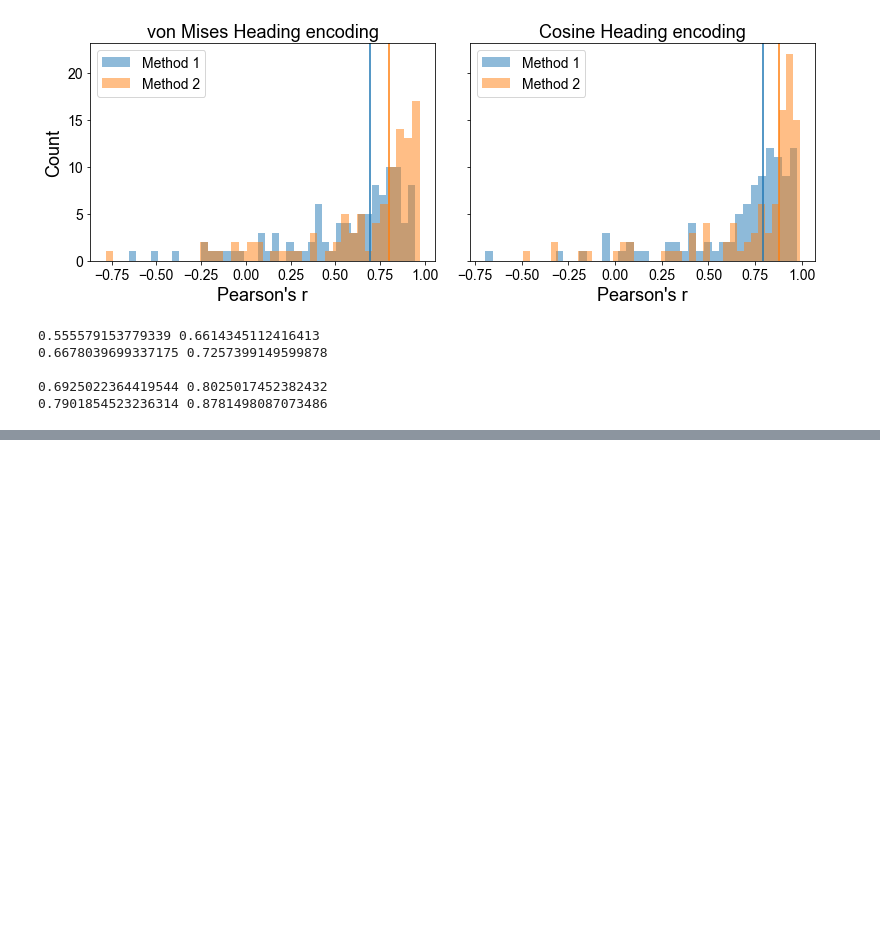
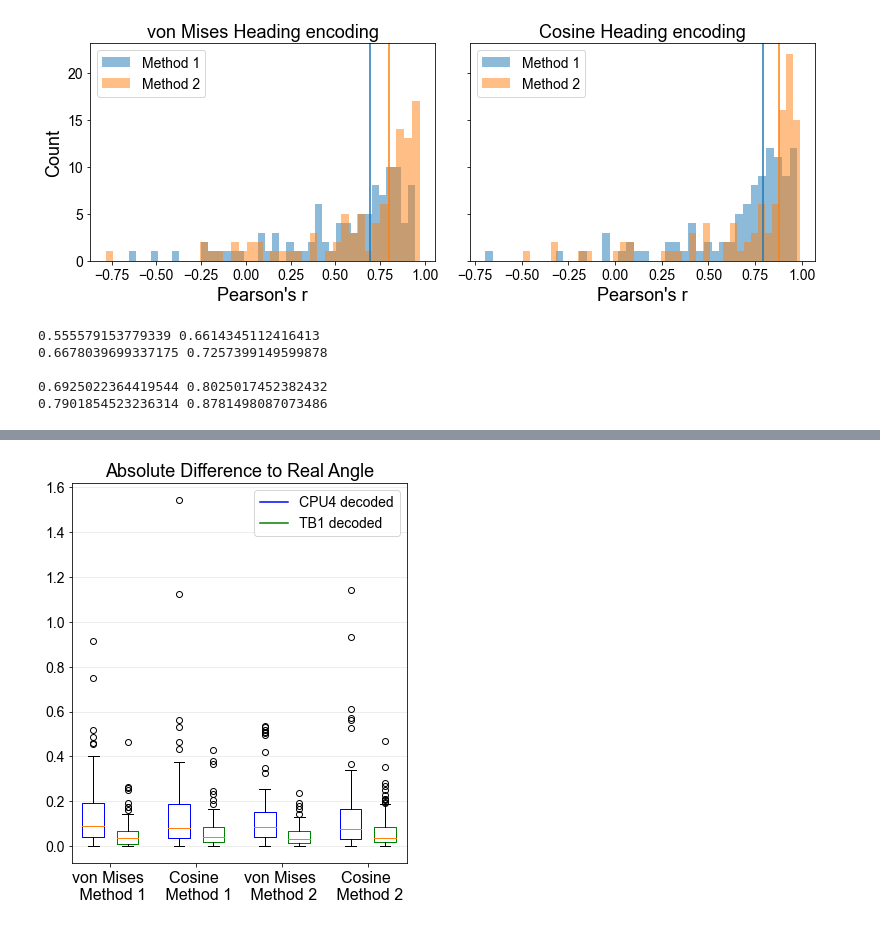
Before and after one commit to filippoferrari/CX_Path_Integration, a Jupyter notebook: notebooks/experiments/vonmises_vs_cosine/analysis_memory.ipynb, the cells around one changed output, grey strips where cells are left out. Saved outputs shown, nothing was run; the diff lists cells and outputs as text; code cells hidden in the pictures; blank space fills up the shorter version.

```diff
--- a/notebooks/experiments/vonmises_vs_cosine/analysis_memory.ipynb
+++ b/notebooks/experiments/vonmises_vs_cosine/analysis_memory.ipynb
@@ -209,0 +275,42 @@ for cpu4_method in [1,2]:
+# %%
+left_data = [np.abs(make_angle(method1[:,0] - method1[:,2])), np.abs(make_angle(method1[:,0] - method1[:,4]))]
+left_data += [np.abs(make_angle(method2[:,0] - method2[:,2])), np.abs(make_angle(method2[:,0] - method2[:,4]))]
+
+
+right_data = [np.abs(make_angle(method1[:,0] - method1[:,1])), np.abs(make_angle(method1[:,0] - method1[:,3]))]
+right_data += [np.abs(make_angle(method2[:,0] - method2[:,1])), np.abs(make_angle(method2[:,0] - method2[:,3]))]
+
+left_pos = [-0.4, 1.6, 3.6, 5.6]
+right_pos = [0.4, 2.4, 4.4, 6.4]
+
+plt.figure(figsize=(6,7))
+
+b1 = plt.boxplot(left_data, positions=left_pos, notch=False)
+b2 = plt.boxplot(right_data, positions=right_pos,notch=False)
+
+# for box in bp1['boxes']:
+#     box.set(color='blue', linewidth=5)
+#     box.set(facecolor = 'red' )
+
+[b.set_color('blue') for b in b1['boxes']]
+[b.set_color('green') for b in b2['boxes']]
+
+# , item.set_linewidth(4) for item in bp[key]['means']]
+plt.xticks([0,2,4,6], ['von Mises \n Method 1', 'Cosine \n Method 1', 'von Mises \n Method 2', 'Cosine \n Method 2'], fontsize=16)
+hB, = plot([1,1],'b-')
+hR, = plot([1,1],'g-')
+legend((hB, hR),('CPU4 decoded', 'TB1 decoded'))
+hB.set_visible(False)
+hR.set_visible(False)
+
+# Add a horizontal grid to the plot, but make it very light in color
+# so we can use it for reading data values but not be distracting
+plt.grid(True, linestyle='-', axis='y', which='major', color='lightgrey',
+               alpha=0.5)
+
+# plt.ylim([0,1])
+plt.title('Absolute Difference to Real Angle', fontsize=18)
+# plt.savefig(os.path.join(os.environ.get('MSC_PROJECT'), f'notebooks/dissertation_plots/cpu4_abs_decoded.pdf'), bbox_inches = "tight")
+plt.show()
+# %% [output]
+[figure, added]
```
Also changed, not shown: parts of 17 cells of this notebook, 45 other files.
